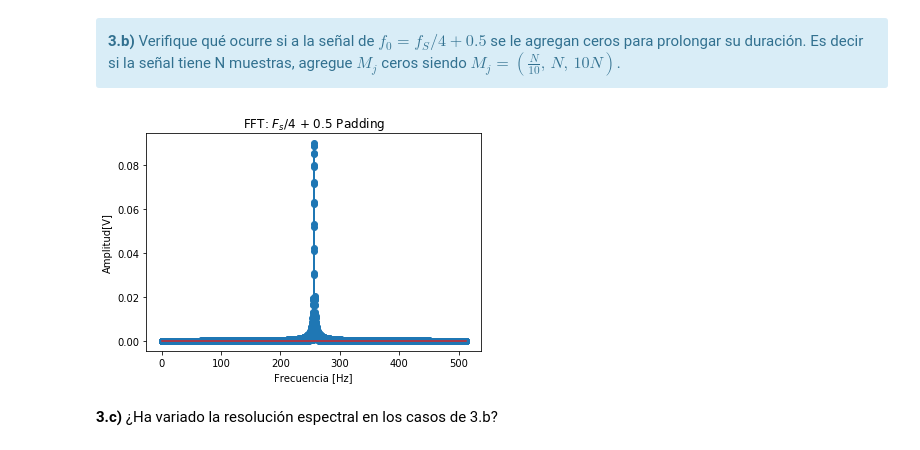
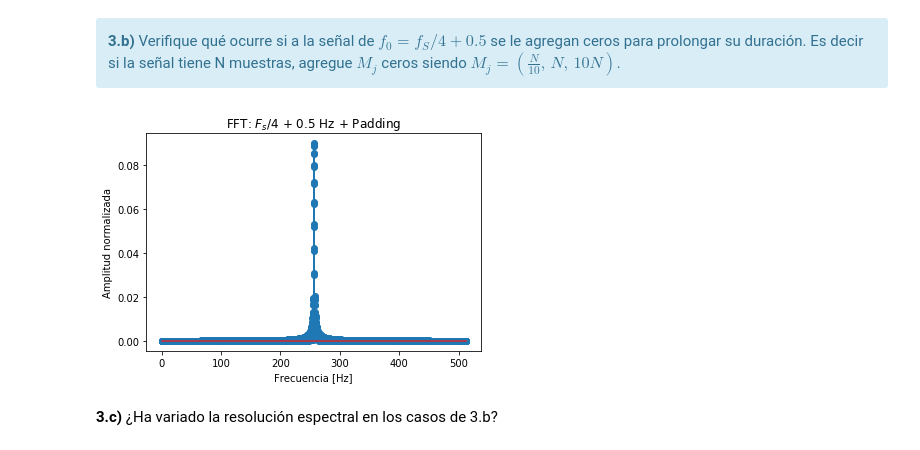
Before and after one commit to alvmatias/MSE-4C02019_IPS, a Jupyter notebook: TP1 - Muestreo de señales - Forurier.ipynb, the cells around one changed output. Saved outputs shown, nothing was run; the diff lists cells and outputs as text; code cells hidden in the pictures.

```diff
--- a/TP1 - Muestreo de señales - Forurier.ipynb
+++ b/TP1 - Muestreo de señales - Forurier.ipynb
@@ -655,35 +658,35 @@ fs = 1024     # Hz
 a0 = 1      # Volts
 p0 = 0      # radianes
 f0 = fs/4 + 0.5      # Hz
 
 #Genero señal
 tt, signal = generador_senoidal(fs, f0, N, a0, p0)
 
 #Ventaneo la señal
 padSignal = np.pad(signal, (N//10, 10*N), 'constant')
 
 #Nuevo numero de muestras
 NN = N//10 + N + 10*N
 
 #Obtengo espectro de la señal ventaneada
 spectrum = (2/NN)*np.abs(sc.fft(padSignal))
 
 #Me quedo con la primer mitad del espectro
 halfSpectrum = spectrum[:NN//2]
 
 #Arreglo de frecuencias del espectro
 f = np.linspace(0, fs/2, NN/2).flatten()
 
 #Grafico
 plt.stem(f, halfSpectrum)
 
-plt.title('FFT: $F_s/4$ + 0.5 + Padding")
+plt.title('FFT: $F_s/4$ + 0.5 Hz + Padding')
 plt.xlabel('Frecuencia [Hz]')
 plt.ylabel('Amplitud normalizada')
 
 plt.show()
 # %% [output]
-[figure, old version]
+[figure, new version]
 # %% [markdown]
 **3.c)** ¿Ha variado la resolución espectral en los casos de 3.b?
 # %% [markdown]
```
Also changed, not shown: parts of 15 cells of this notebook, 20 other files.
